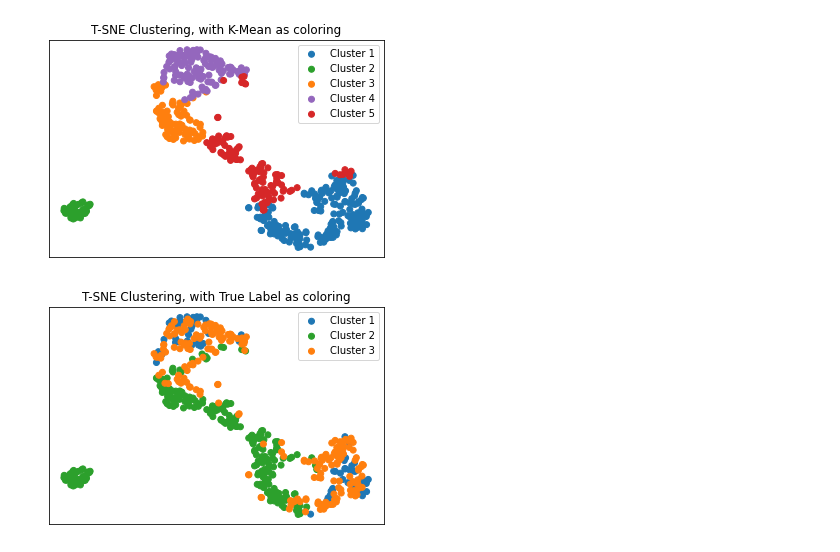
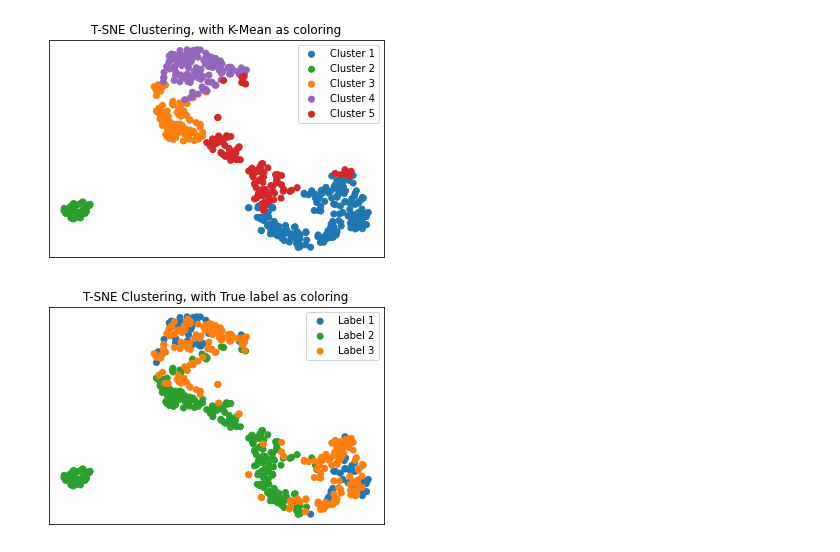
Before and after one commit to notan79/Carotid_AI, a Jupyter notebook: torchNew/torch/NN/pill_cluster_NIH.ipynb, the cells around one changed output. Drawn from its saved outputs; the diff is of its cells as text; code cells hidden in the pictures.

```diff
--- a/torchNew/torch/NN/pill_cluster_NIH.ipynb
+++ b/torchNew/torch/NN/pill_cluster_NIH.ipynb
@@ -313,14 +313,14 @@ plt.show()
 # %%
 for color, df_group in df.groupby("Color T"):
     plt.scatter(df_group["X T-SNE"], df_group["Y T-SNE"], c=df_group["Color T"],
                 label=f"Feature {color}")
 
 plt.xticks([])
 plt.yticks([])
-plt.title("T-SNE Clustering, with True Label as coloring")
+plt.title("T-SNE Clustering, with True label as coloring")
 
-legend_arr = [f"Cluster {i+1}" for i in range(max(label_arr) - min(label_arr) +1)]
+legend_arr = [f"Label {i+1}" for i in range(max(label_arr) - min(label_arr) +1)]
 plt.legend(legend_arr)
 plt.show()
 # %% [output]
-[figure, old version]
+[figure, new version]
```
